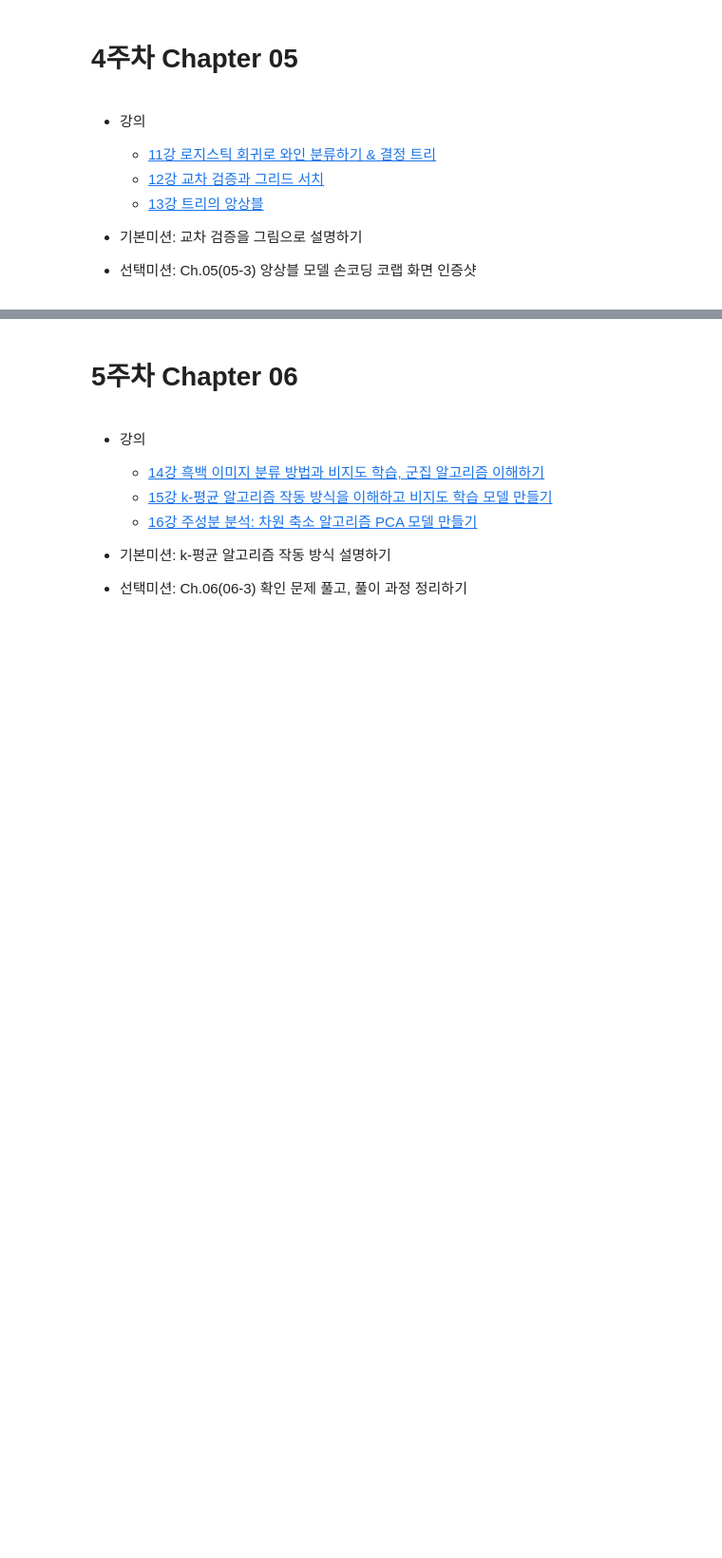
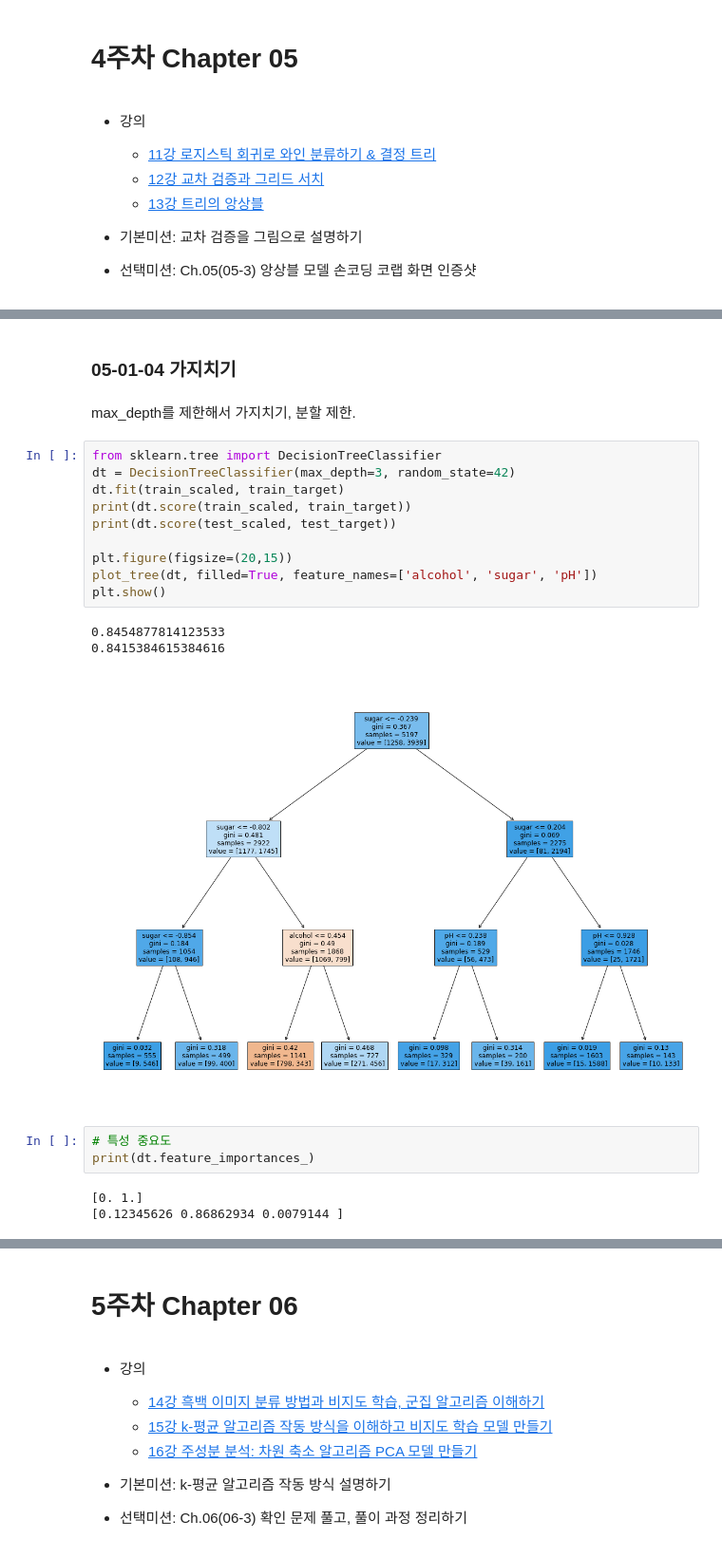
Before and after one commit to progh2/singlestudymldl, a Jupyter notebook: 2022혼공머신.ipynb, the cells around one changed output, grey strips where cells are left out. Shown at 95% size. Saved outputs shown, nothing was run; the diff lists cells and outputs as text; blank space fills up the shorter version.

```diff
--- a/2022혼공머신.ipynb
+++ b/2022혼공머신.ipynb
@@ -1483,0 +1608,24 @@ LinearRegression. 데이터의 경향을 바탕으로 예측하는 것이기 때
+# %% [markdown]
+### 05-01-04 가지치기
+# %% [markdown]
+max_depth를 제한해서 가지치기, 분할 제한.
+# %%
+from sklearn.tree import DecisionTreeClassifier
+dt = DecisionTreeClassifier(max_depth=3, random_state=42)
+dt.fit(train_scaled, train_target)
+print(dt.score(train_scaled, train_target))
+print(dt.score(test_scaled, test_target))
+
+plt.figure(figsize=(20,15))
+plot_tree(dt, filled=True, feature_names=['alcohol', 'sugar', 'pH'])
+plt.show()
+# %% [output]
+0.8454877814123533
+0.8415384615384616
+[figure, added]
+# %%
+# 특성 중요도
+print(dt.feature_importances_)
+# %% [output]
+[0. 1.]
+[0.12345626 0.86862934 0.0079144 ]
```
Also changed, not shown: parts of 23 cells of this notebook.
